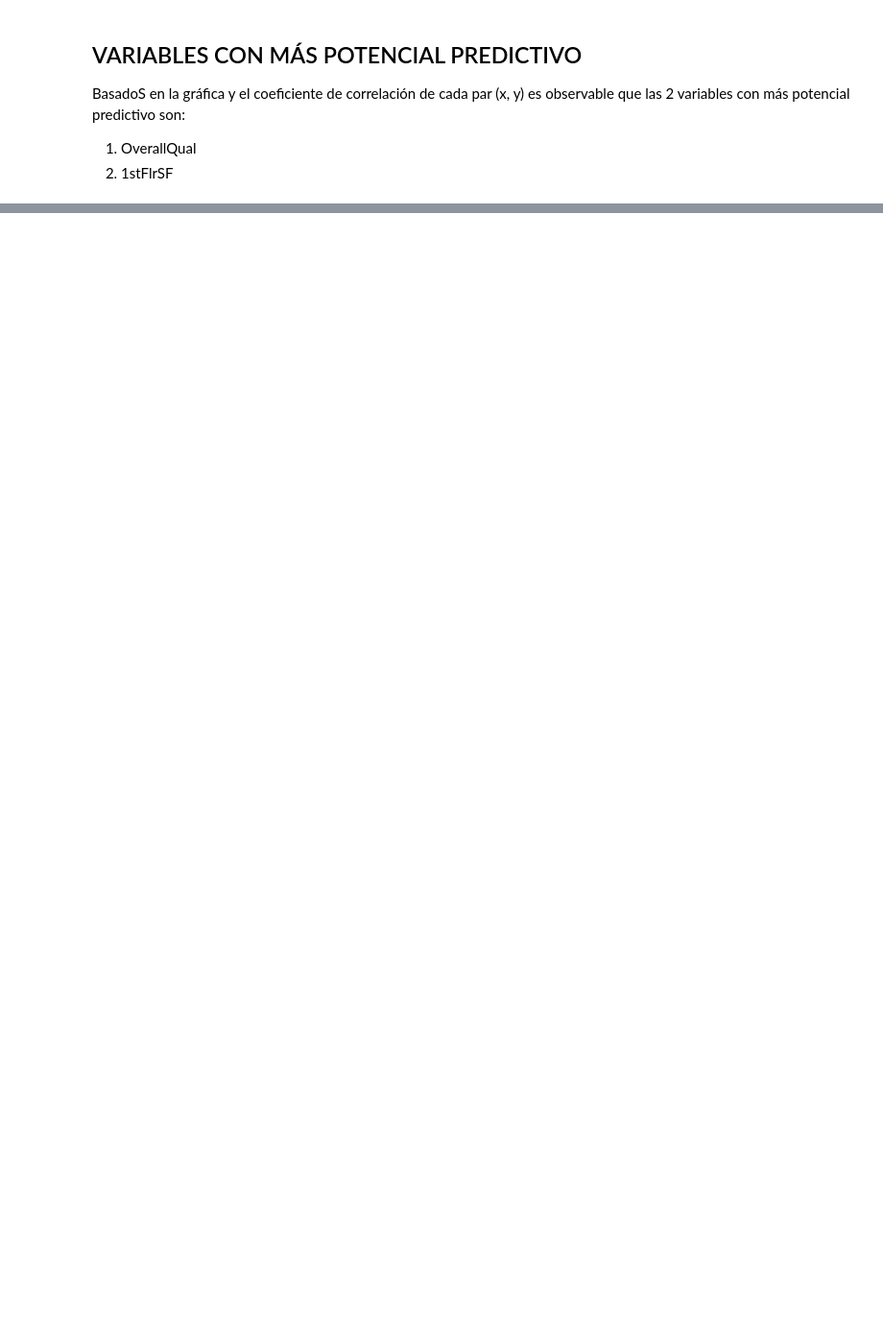
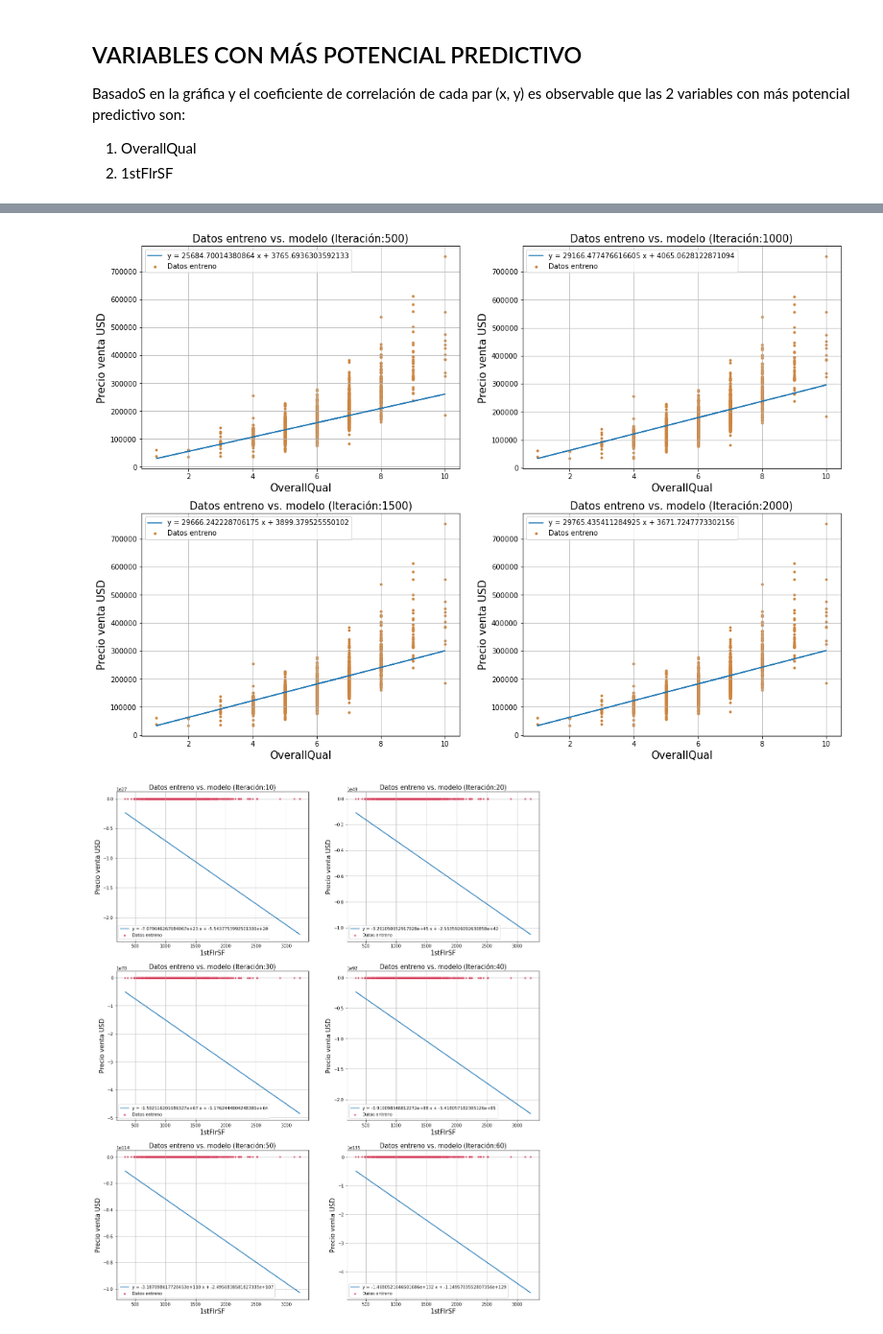
Before and after one commit to hbarrientos/PythonDataScience_U, a Jupyter notebook: CDP_U_Proyecto_HenryBarrientos/CDP_U_Proyecto_HenryBarrientos.ipynb, the cells around one changed output, grey strips where cells are left out. Shown at 96% size. Saved outputs shown, nothing was run; the diff lists cells and outputs as text; code cells hidden in the pictures; blank space fills up the shorter version.

```diff
--- a/CDP_U_Proyecto_HenryBarrientos/CDP_U_Proyecto_HenryBarrientos.ipynb
+++ b/CDP_U_Proyecto_HenryBarrientos/CDP_U_Proyecto_HenryBarrientos.ipynb
@@ -165,0 +195,31 @@ VARIABLE: 1stFlrSF; ITERACIÓN: 0060; ERROR PROMEDIO: 7.3972394269954e+265
+# %%
+def do_graph_line_scatter(x_values, y_values, stimated_data, grap_every, varx_name):
+    plot_index = 1
+    num_charts = int( stimated_data.shape[0] / grap_every )
+    # row in canvas should be dynamic. (2 columns in graph canvas)
+    canvas_rows = 1 + int(num_charts / 2)
+    fig = plt.figure(figsize = (18, int(5*num_charts) ))
+    scatter_color = kolor[np.random.randint(10)]
+    for n in range(grap_every, stimated_data.shape[0]+1, grap_every):
+        m = stimated_data[n-1, 1]
+        b = stimated_data[n-1, 2]
+        xyplot = fig.add_subplot(canvas_rows, 2, plot_index)
+        xyplot.plot(x_values, np.add( np.multiply(m, x_values), b), label = 'y = {} x + {}'.format(m, b) )
+        xyplot.scatter(x_values, y_values, marker = ".", color = scatter_color, label = 'Datos entreno')
+        xyplot.set_title("Datos entreno vs. modelo (Iteración:{})".format(n), fontsize = 15)
+        xyplot.set_xlabel(varx_name, fontsize = 15)
+        xyplot.set_ylabel("Precio venta USD", fontsize = 15)
+        xyplot.legend()
+        xyplot.grid(True)
+        plot_index += 1
+
+
+grap_index = 0
+for column_name in training_results:
+    if (column_name == "OverallQual"):
+        do_graph_line_scatter(dtframe[column_name].values, dtframe["SalePrice"].values, training_results[column_name], 500, column_name)
+    elif (column_name == "1stFlrSF"):
+        do_graph_line_scatter(dtframe[column_name].values, dtframe["SalePrice"].values, training_results[column_name], 10, column_name)
+# %% [output]
+[figure, added]
+[figure, added]
```
Also changed, not shown: parts of 7 cells of this notebook.
